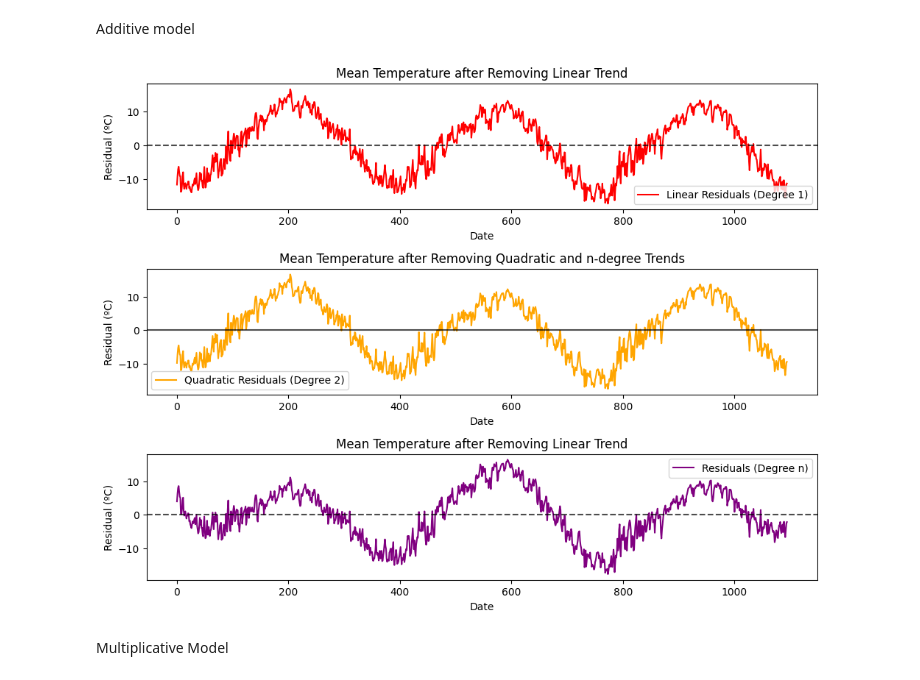
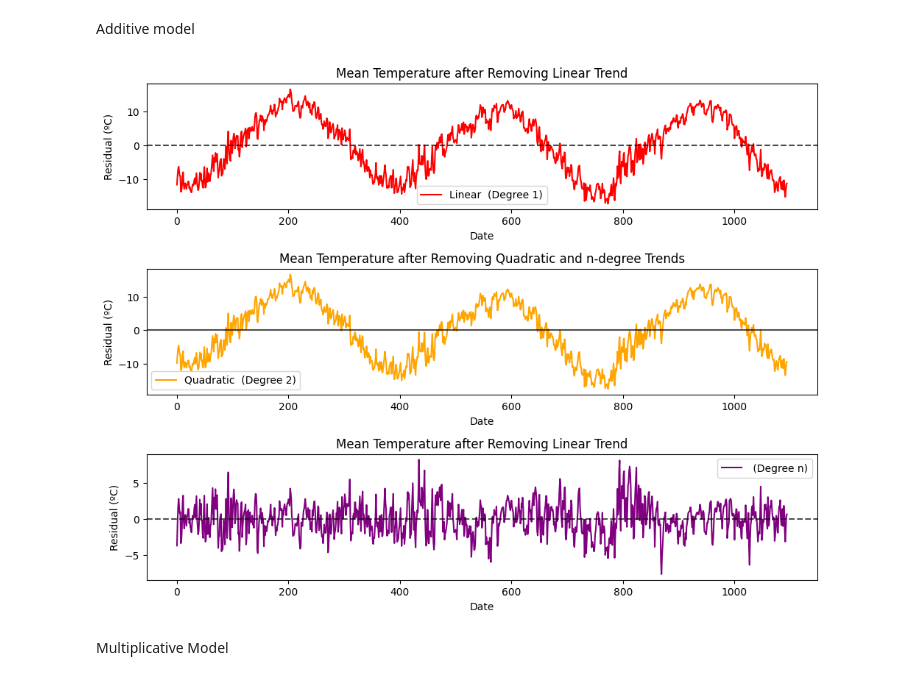
Before and after one commit to JoaoESmoreira/astp-project, a Jupyter notebook: src/data_description.ipynb, the cells around one changed output. Cells and saved outputs as stored; diff of their text form; code cells hidden in the pictures.

```diff
--- a/src/data_description.ipynb
+++ b/src/data_description.ipynb
@@ -63,8 +65,8 @@ plt.show()
 TS decomposition models
 # %%
 N = 365*3  #3 years
-df = df[:N]
-y = np.array(df['temperature_mean'])
+df2 = df[:N]
+y = np.array(df2['temperature_mean'])
 x = np.arange(len(y))
 
 # Fit a linear polynomial (degree 1)
@@ -78,14 +80,14 @@ quadratic_trend = np.poly1d(quadratic_coefficients)
 
 
 # Fit a polynomial with other degree
-n_coefficients = np.polyfit(x, y, 5)
+n_coefficients = np.polyfit(x, y, 12)
 n_trend = np.poly1d(n_coefficients)
 
 # Plotting the original data and polynomial trends
 plt.figure(figsize=(10, 6))
 
 
-plt.plot(df['temperature_mean'][:df.shape[0]:], label="Data " + str(N) + " days", color="blue")
+plt.plot(df2['temperature_mean'][:df2.shape[0]:], label="Data " + str(N) + " days", color="blue")
 
 
 # Plot the polynomial fits
@@ -117,37 +119,37 @@ plt.figure(figsize=(10, 10))
 
 
 # Remove linear trend
 plt.subplot(4, 1, 2)
-plt.plot(x, linear_residuals, label="Linear Residuals (Degree 1)", color="red")
+plt.plot(x, linear_residuals, label="Linear  (Degree 1)", color="red")
 plt.axhline(0, color='black', linestyle='--', alpha=0.7)
 plt.title(f"Mean Temperature after Removing Linear Trend")
 plt.xlabel("Date")
 plt.ylabel("Residual (ºC)")
 plt.legend()
 
 # Remove quadraic trend
 plt.subplot(4, 1, 3)
-plt.plot(x, quadratic_residuals, label="Quadratic Residuals (Degree 2)", color="orange", )
+plt.plot(x, quadratic_residuals, label="Quadratic  (Degree 2)", color="orange", )
 plt.axhline(0, color='black', alpha=0.7)
 plt.title(f"Mean Temperature after Removing Quadratic and n-degree Trends")
 plt.xlabel("Date")
 plt.ylabel("Residual (ºC)")
 plt.legend()
 
 # Remove n degree trend
 plt.subplot(4, 1, 4)
-plt.plot(x, n_residuals, label="Residuals (Degree n)", color="purple",)
+plt.plot(x, n_residuals, label=" (Degree n)", color="purple",)
 plt.axhline(0, color='black', linestyle='--', alpha=0.7)
 plt.title(f"Mean Temperature after Removing Linear Trend")
 plt.xlabel("Date")
 plt.ylabel("Residual (ºC)")
 plt.legend()
 
 # Adjust layout and show the plot
 plt.tight_layout()
 plt.show()
 # %% [output]
-[figure, old version]
+[figure, new version]
 # %% [markdown]
 Multiplicative Model
 # %%
```
Also changed, not shown: parts of 17 cells of this notebook.
